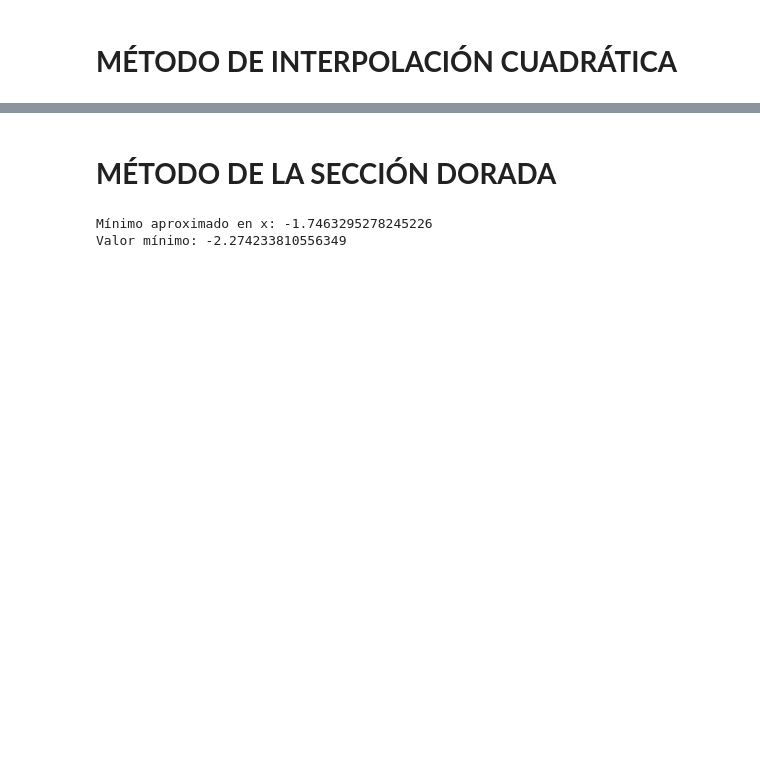
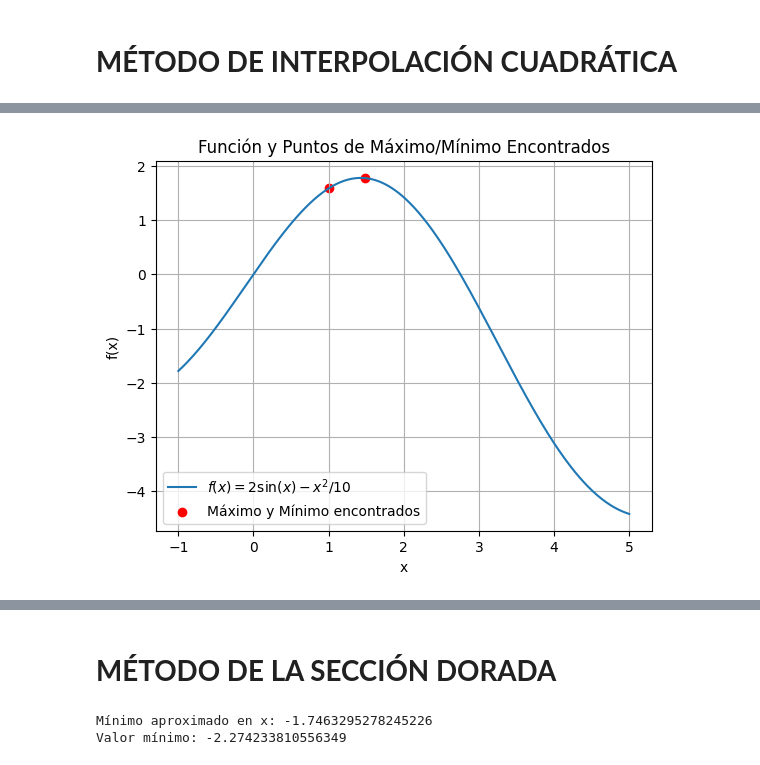
Before and after one commit to danielapavas/Optimizacion, a Jupyter notebook: Metodo_de_bisección.ipynb, the cells around one changed output, grey strips where cells are left out. Saved outputs shown, nothing was run; the diff lists cells and outputs as text; code cells hidden in the pictures; blank space fills up the shorter version.

```diff
--- a/Metodo_de_bisección.ipynb
+++ b/Metodo_de_bisección.ipynb
@@ -136,0 +96,91 @@ Tabla de datos:
+# %%
+import numpy as np
+import matplotlib.pyplot as plt
+
+def f(x):
+    return 2 * np.sin(x) - x**2 / 10
+
+def quadratic_interpolation_optimization(f, x0, x1, x2, minimize=True, tol=0.01, max_iter=10):
+    history = []  # Almacenar datos para la tabla
+
+    for iteration in range(max_iter):
+        fx0 = f(x0)
+        fx1 = f(x1)
+        fx2 = f(x2)
+
+        # Calcular x3 mediante la fórmula dada
+        x3 = (fx0 * (x1**2 - x2**2) + fx1 * (x2**2 - x0**2) + fx2 * (x0**2 - x1**2)) / \
+            (2 * fx0 * (x1 - x2) + 2 * fx1 * (x2 - x0) + 2 * fx2 * (x0 - x1))
+
+        vertex_fx = f(x3)
+
+        if minimize:
+            if vertex_fx < fx1 and vertex_fx < fx0:
+                x2 = x1
+                x1 = x3
+            elif vertex_fx < fx2:
+                x0 = x1
+                x1 = x3
+            else:
+                x0 = x2
+                x2 = x3
+        else:
+            if vertex_fx > fx1 and vertex_fx > fx0:
+                x2 = x1
+                x1 = x3
+            elif vertex_fx > fx2:
+                x0 = x1
+                x1 = x3
+            else:
+                x0 = x2
+                x2 = x3
+
+        error = abs(vertex_fx - fx1)
+        history.append((iteration + 1, x0, x1, x2, x3, vertex_fx, error))
+
+        if error < tol * abs(fx1):
+            break
+
+    return x1, f(x1), history
+
+x0 = 0
+x1 = 1
+x2 = 4
+
+# Buscar máximo
+max_x, max_value, max_history = quadratic_interpolation_optimization(f, x0, x1, x2, minimize=False)
+
+# Buscar mínimo
+min_x, min_value, min_history = quadratic_interpolation_optimization(f, x0, x1, x2, minimize=True)
+
+# Imprimir resultados
+print("Valor máximo de f(x) =", max_value, "en x =", max_x)
+print("Valor mínimo de f(x) =", min_value, "en x =", min_x)
+
+# Generar gráficos
+x_vals = np.linspace(-1, 5, 400)
+y_vals = f(x_vals)
+plt.plot(x_vals, y_vals, label='$f(x) = 2\sin(x) - x^2/10$')
+plt.scatter([max_x, min_x], [max_value, min_value], color='red', marker='o', label='Máximo y Mínimo encontrados')
+plt.xlabel('x')
+plt.ylabel('f(x)')
+plt.title('Función y Puntos de Máximo/Mínimo Encontrados')
+plt.legend()
+plt.grid(True)
+plt.show()
+
+# Tabla de datos
+print("\nTabla de Datos (Máximos):")
+print("{:<10} {:<10} {:<10} {:<10} {:<10} {:<15} {:<10}".format(
+    "Iteración", "x0", "x1", "x2", "x3", "f(x3)", "Error"))
+print("="*70)
+for entry in max_history:
+    print("{:<10} {:<10.6f} {:<10.6f} {:<10.6f} {:<10.6f} {:<15.6f} {:<10.6f}".format(*entry))
+
+print("\nTabla de Datos (Mínimos):")
+print("{:<10} {:<10} {:<10} {:<10} {:<10} {:<15} {:<10}".format(
+    "Iteración", "x0", "x1", "x2", "x3", "f(x3)", "Error"))
+print("="*70)
+for entry in min_history:
+    print("{:<10} {:<10.6f} {:<10.6f} {:<10.6f} {:<10.6f} {:<15.6f} {:<10.6f}".format(*entry))
+# %% [output]
@@ -136,0 +189 @@ Tabla de datos:
+[figure, added]
```
Also changed, not shown: parts of 3 cells of this notebook.
